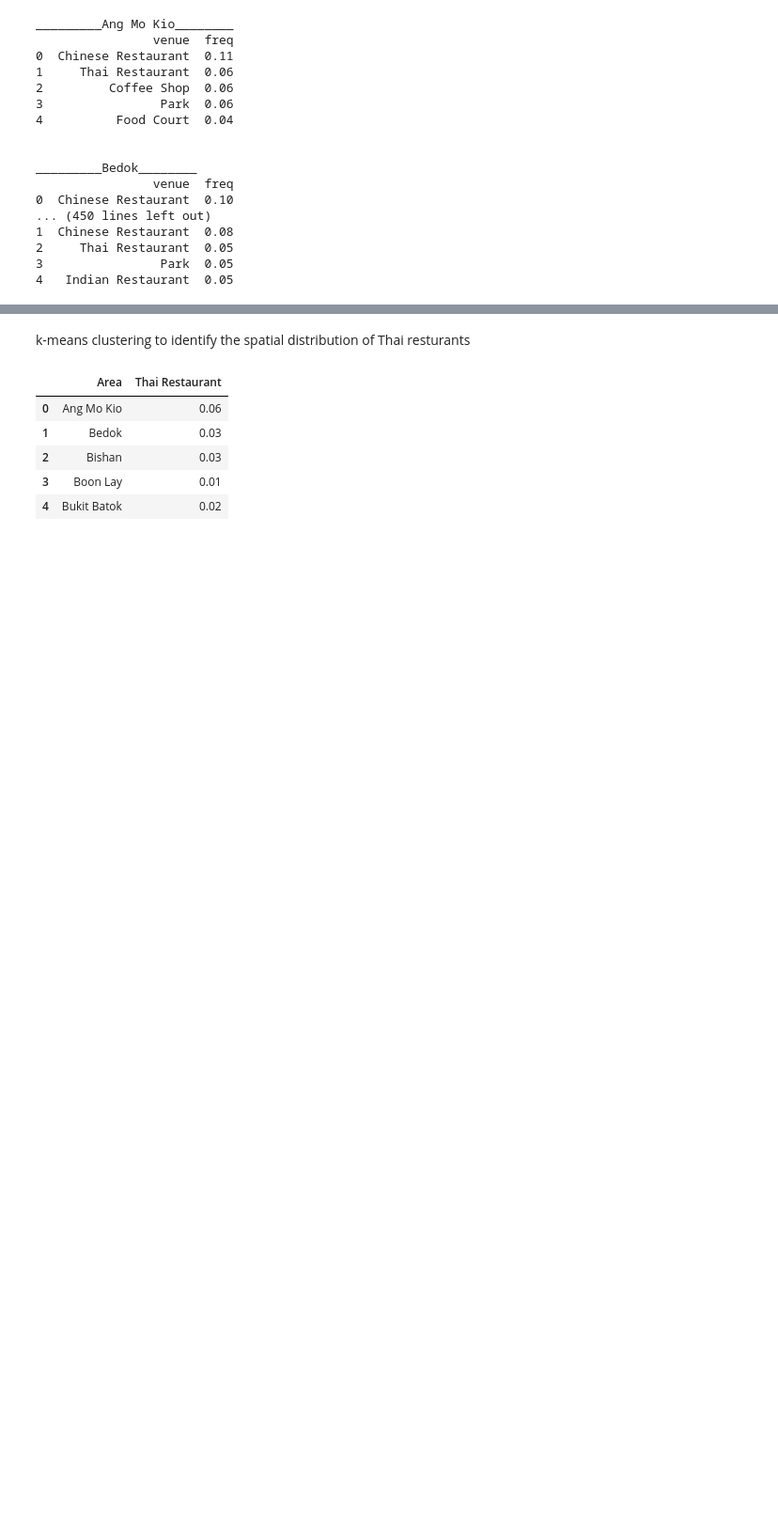
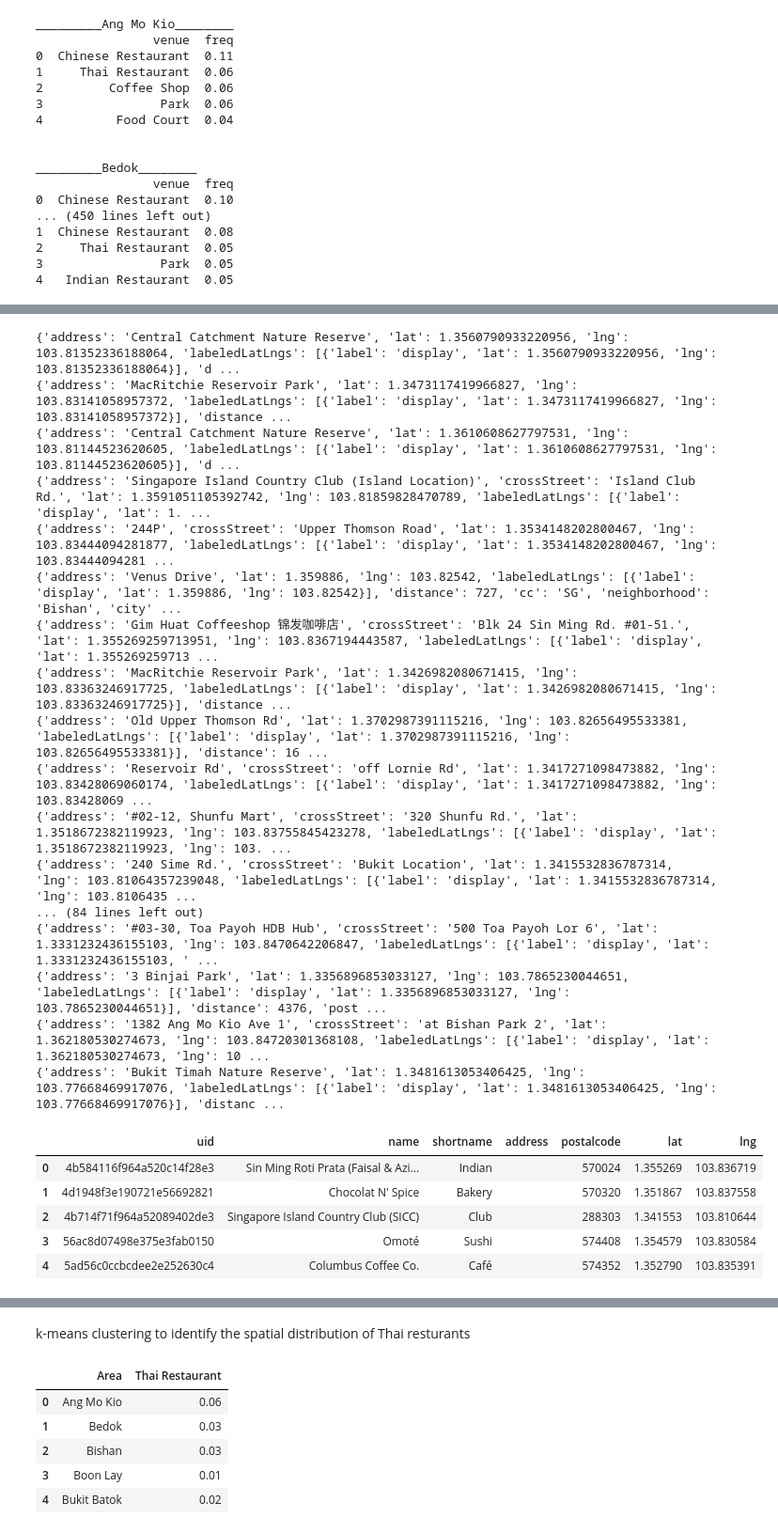
Before and after one commit to Jojo666/Coursera_Capstone, a Jupyter notebook: 2Singapore_thai_f.ipynb, the cells around one changed output, grey strips where cells are left out. Shown at 94% size. Drawn from its saved outputs; the diff is of its cells as text; code cells hidden in the pictures; blank space fills up the shorter version.

```diff
--- a/2Singapore_thai_f.ipynb
+++ b/2Singapore_thai_f.ipynb
@@ -629,0 +634,11 @@ brgh_venues_sorted.head(8)
+# %%
+import requests
+
+request_parameters = {
+    "client_id": CLIENT_ID,
+    "client_secret": CLIENT_SECRET,
+    "v": VERSION,
+    "ll": f'{latitude},{longitude}',
+    "radius": radius,
+    "limit": LIMIT}
+data = requests.get("https://api.foursquare.com/v2/venues/explore", params=request_parameters)
@@ -629,0 +649,3 @@ brgh_venues_sorted.head(8)
+# %%
+d = data.json()["response"]
+d.keys()
@@ -629,0 +654,4 @@ brgh_venues_sorted.head(8)
+# %%
+items = d["groups"][0]["items"]
+print("number of items: %i" % len(items))
+items[0]
@@ -629,0 +677,45 @@ brgh_venues_sorted.head(8)
+# %%
+df_raw = []
+for item in items:
+    venue = item["venue"]
+    categories, uid, name, location = venue["categories"], venue["id"], venue["name"], venue["location"]
+    print(location)
+    assert len(categories) == 1
+    shortname = categories[0]["shortName"]
+    address =  ''
+    if hasattr(location, 'address'):
+      address = location['address']
+    if not "postalCode" in location:
+        continue
+    postalcode = location["postalCode"]
+    lat = location["lat"]
+    lng = location["lng"]
+    datarow = (uid, name, shortname, address, postalcode, lat, lng)
+    df_raw.append(datarow)
+df = pd.DataFrame(df_raw, columns=["uid", "name", "shortname", "address", "postalcode", "lat", "lng"])
+#print("found %i cafes" % len(df))
+df.head()
+# %% [output]
+{'address': 'Central Catchment Nature Reserve', 'lat': 1.3560790933220956, 'lng': 103.81352336188064, 'labeledLatLngs': [{'label': 'display', 'lat': 1.3560790933220956, 'lng': 103.81352336188064}], 'd ...
+{'address': 'MacRitchie Reservoir Park', 'lat': 1.3473117419966827, 'lng': 103.83141058957372, 'labeledLatLngs': [{'label': 'display', 'lat': 1.3473117419966827, 'lng': 103.83141058957372}], 'distance ...
+{'address': 'Central Catchment Nature Reserve', 'lat': 1.3610608627797531, 'lng': 103.81144523620605, 'labeledLatLngs': [{'label': 'display', 'lat': 1.3610608627797531, 'lng': 103.81144523620605}], 'd ...
+{'address': 'Singapore Island Country Club (Island Location)', 'crossStreet': 'Island Club Rd.', 'lat': 1.3591051105392742, 'lng': 103.81859828470789, 'labeledLatLngs': [{'label': 'display', 'lat': 1. ...
+{'address': '244P', 'crossStreet': 'Upper Thomson Road', 'lat': 1.3534148202800467, 'lng': 103.83444094281877, 'labeledLatLngs': [{'label': 'display', 'lat': 1.3534148202800467, 'lng': 103.83444094281 ...
+{'address': 'Venus Drive', 'lat': 1.359886, 'lng': 103.82542, 'labeledLatLngs': [{'label': 'display', 'lat': 1.359886, 'lng': 103.82542}], 'distance': 727, 'cc': 'SG', 'neighborhood': 'Bishan', 'city' ...
+{'address': 'Gim Huat Coffeeshop 锦发咖啡店', 'crossStreet': 'Blk 24 Sin Ming Rd. #01-51.', 'lat': 1.355269259713951, 'lng': 103.8367194443587, 'labeledLatLngs': [{'label': 'display', 'lat': 1.355269259713 ...
+{'address': 'MacRitchie Reservoir Park', 'lat': 1.3426982080671415, 'lng': 103.83363246917725, 'labeledLatLngs': [{'label': 'display', 'lat': 1.3426982080671415, 'lng': 103.83363246917725}], 'distance ...
+{'address': 'Old Upper Thomson Rd', 'lat': 1.3702987391115216, 'lng': 103.82656495533381, 'labeledLatLngs': [{'label': 'display', 'lat': 1.3702987391115216, 'lng': 103.82656495533381}], 'distance': 16 ...
+{'address': 'Reservoir Rd', 'crossStreet': 'off Lornie Rd', 'lat': 1.3417271098473882, 'lng': 103.83428069060174, 'labeledLatLngs': [{'label': 'display', 'lat': 1.3417271098473882, 'lng': 103.83428069 ...
+{'address': '#02-12, Shunfu Mart', 'crossStreet': '320 Shunfu Rd.', 'lat': 1.3518672382119923, 'lng': 103.83755845423278, 'labeledLatLngs': [{'label': 'display', 'lat': 1.3518672382119923, 'lng': 103. ...
+{'address': '240 Sime Rd.', 'crossStreet': 'Bukit Location', 'lat': 1.3415532836787314, 'lng': 103.81064357239048, 'labeledLatLngs': [{'label': 'display', 'lat': 1.3415532836787314, 'lng': 103.8106435 ...
+... (84 lines left out)
+{'address': '#03-30, Toa Payoh HDB Hub', 'crossStreet': '500 Toa Payoh Lor 6', 'lat': 1.3331232436155103, 'lng': 103.8470642206847, 'labeledLatLngs': [{'label': 'display', 'lat': 1.3331232436155103, ' ...
+{'address': '3 Binjai Park', 'lat': 1.3356896853033127, 'lng': 103.7865230044651, 'labeledLatLngs': [{'label': 'display', 'lat': 1.3356896853033127, 'lng': 103.7865230044651}], 'distance': 4376, 'post ...
+{'address': '1382 Ang Mo Kio Ave 1', 'crossStreet': 'at Bishan Park 2', 'lat': 1.362180530274673, 'lng': 103.84720301368108, 'labeledLatLngs': [{'label': 'display', 'lat': 1.362180530274673, 'lng': 10 ...
+{'address': 'Bukit Timah Nature Reserve', 'lat': 1.3481613053406425, 'lng': 103.77668469917076, 'labeledLatLngs': [{'label': 'display', 'lat': 1.3481613053406425, 'lng': 103.77668469917076}], 'distanc ...
+|  | uid | name | shortname | address | postalcode | lat | lng |
+| 0 | 4b584116f964a520c14f28e3 | Sin Ming Roti Prata (Faisal & Azi... | Indian |  | 570024 | 1.355269 | 103.836719 |
+| 1 | 4d1948f3e190721e56692821 | Chocolat N' Spice | Bakery |  | 570320 | 1.351867 | 103.837558 |
+| 2 | 4b714f71f964a52089402de3 | Singapore Island Country Club (SICC) | Club |  | 288303 | 1.341553 | 103.810644 |
+| 3 | 56ac8d07498e375e3fab0150 | Omoté | Sushi |  | 574408 | 1.354579 | 103.830584 |
+| 4 | 5ad56c0ccbcdee2e252630c4 | Columbus Coffee Co. | Café |  | 574352 | 1.352790 | 103.835391 |
```
Also changed, not shown: parts of 23 cells of this notebook.
